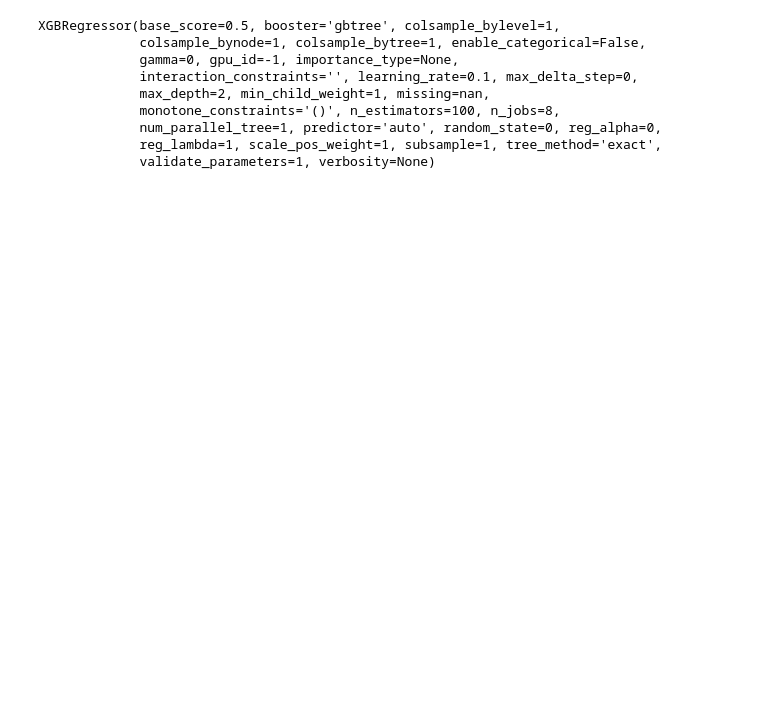
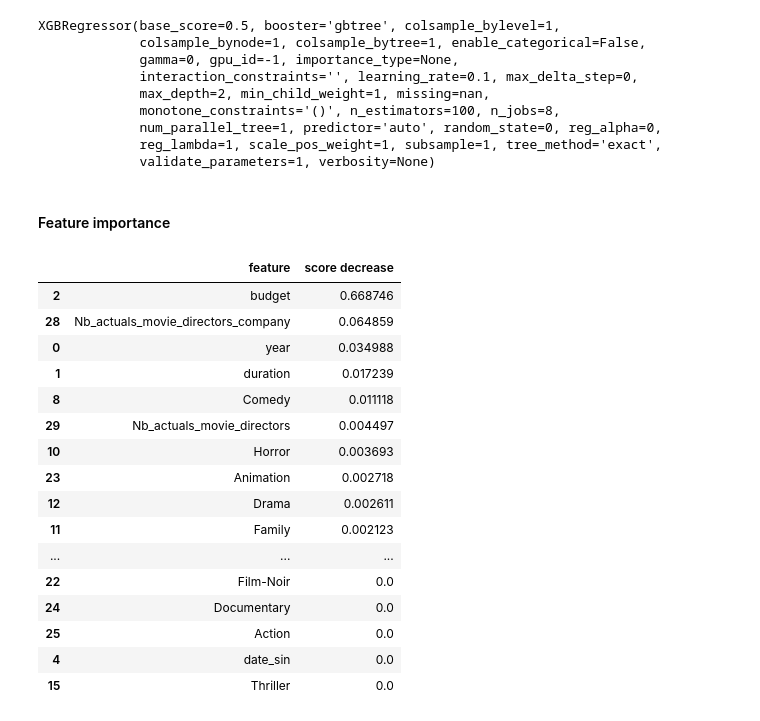
Before and after one commit to OscarTou/CinePred, a Jupyter notebook: notebooks/Untitled1.ipynb, the cells around one changed output. Cells and saved outputs as stored; diff of their text form; code cells hidden in the pictures; blank space fills up the shorter version.

```diff
--- a/notebooks/Untitled1.ipynb
+++ b/notebooks/Untitled1.ipynb
@@ -81,4 +109,32 @@ XGBRegressor(base_score=0.5, booster='gbtree', colsample_bylevel=1,
              num_parallel_tree=1, predictor='auto', random_state=0, reg_alpha=0,
              reg_lambda=1, scale_pos_weight=1, subsample=1, tree_method='exact',
              validate_parameters=1, verbosity=None)
+# %% [markdown]
+#### Feature importance
+# %%
+permutation_score = permutation_importance(model, X, y, n_repeats=10) # Perform Permutation
+
+importance_df = pd.DataFrame(np.vstack((X.columns,
+                                        permutation_score.importances_mean)).T) # Unstack results
+importance_df.columns=['feature','score decrease']
+
+importance_df.sort_values(by="score decrease", ascending = False) # Order by importance
+# %% [output]
+|  | feature | score decrease |
+| 2 | budget | 0.668746 |
+| 28 | Nb_actuals_movie_directors_company | 0.064859 |
+| 0 | year | 0.034988 |
+| 1 | duration | 0.017239 |
+| 8 | Comedy | 0.011118 |
+| 29 | Nb_actuals_movie_directors | 0.004497 |
+| 10 | Horror | 0.003693 |
+| 23 | Animation | 0.002718 |
+| 12 | Drama | 0.002611 |
+| 11 | Family | 0.002123 |
+| ... | ... | ... |
+| 22 | Film-Noir | 0.0 |
+| 24 | Documentary | 0.0 |
+| 25 | Action | 0.0 |
+| 4 | date_sin | 0.0 |
+| 15 | Thriller | 0.0 |
 # %%
```
Also changed, not shown: parts of 11 cells of this notebook, 3 other files.
